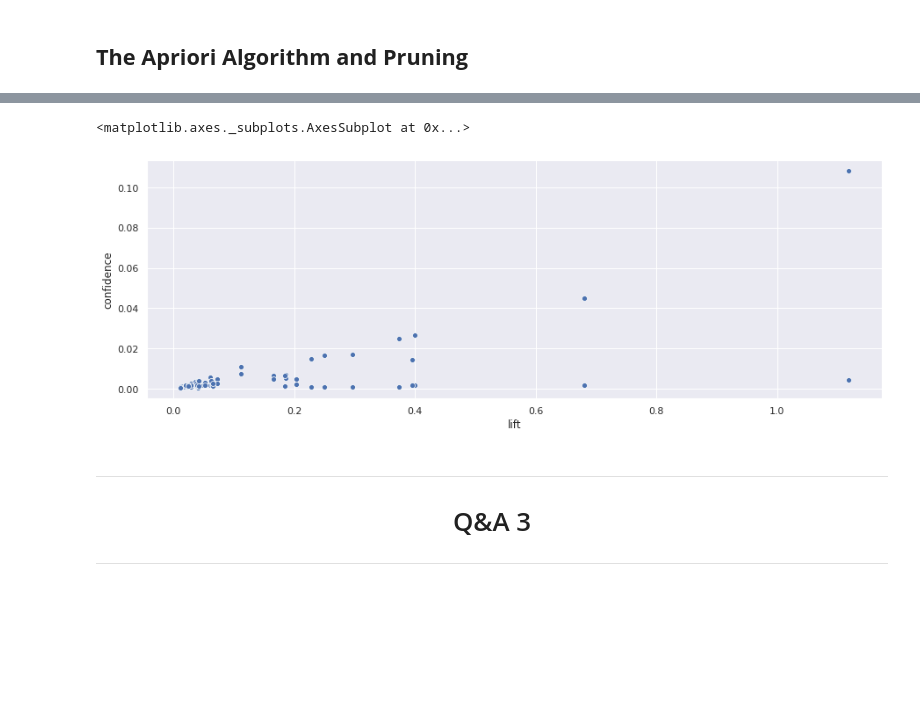
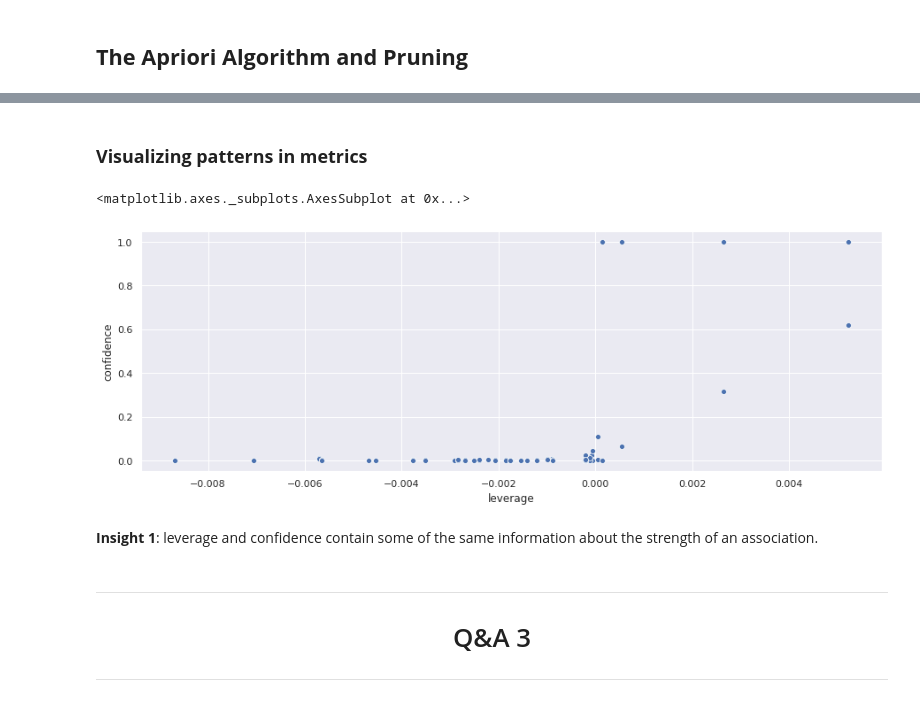
Before and after one commit to datacamp/Market-Basket-Analysis-in-python-live-training, a Jupyter notebook: notebooks/market_basket_analysis_in_python_solution.ipynb, the cells around one changed output, grey strips where cells are left out. Saved outputs shown, nothing was run; the diff lists cells and outputs as text; code cells hidden in the pictures; blank space fills up the shorter version.

```diff
--- a/notebooks/market_basket_analysis_in_python_solution.ipynb
+++ b/notebooks/market_basket_analysis_in_python_solution.ipynb
@@ -382,6 +388,9 @@ print(onehot['sports_leisure_health_beauty'].mean(axis = 0))
 # %%
-# Merge book-related categories into single book category.
-onehot['books'] = onehot['books_imported'] + onehot['books_general_interest'] + onehot['books_technical']
+# Merge imported and general interest books.
+onehot['books'] = np.logical_or(onehot['books_imported'], onehot['books_general_interest'])
+
+# Merge books and technical books.
+onehot['books'] = np.logical_or(onehot['books'], onehot['books_technical'])
 
 # Print support values.
 print(onehot[['books','books_imported','books_general_interest','books_technical']].mean(axis=0))
@@ -543,13 +617,17 @@ print(rules)
+# %% [markdown]
+### **Visualizing patterns in metrics**
 # %%
-# Recover association rules using support and a minimum threshold.
-rules = association_rules(frequent_itemsets, metric = 'support', min_threshold = 0.00001)
+# Recover association rules with a minimum supporter greater than 0.000001.
+rules = association_rules(frequent_itemsets, metric = 'support', min_threshold = 0.000001)
 
-# Plot support against confidence.
+# Plot leverage against confidence.
 plt.figure(figsize=(15,5))
-sns.scatterplot(x="lift", y="confidence", data=rules)
+sns.scatterplot(x="leverage", y="confidence", data=rules)
 # %% [output]
 <matplotlib.axes._subplots.AxesSubplot at 0x...>
-[figure, old version]
+[figure, new version]
+# %% [markdown]
+**Insight 1**: leverage and confidence contain some of the same information about the strength of an association.
 # %% [markdown]
 ---
 <center><h1> Q&A 3</h1> </center>
```
Also changed, not shown: parts of 31 cells of this notebook.
